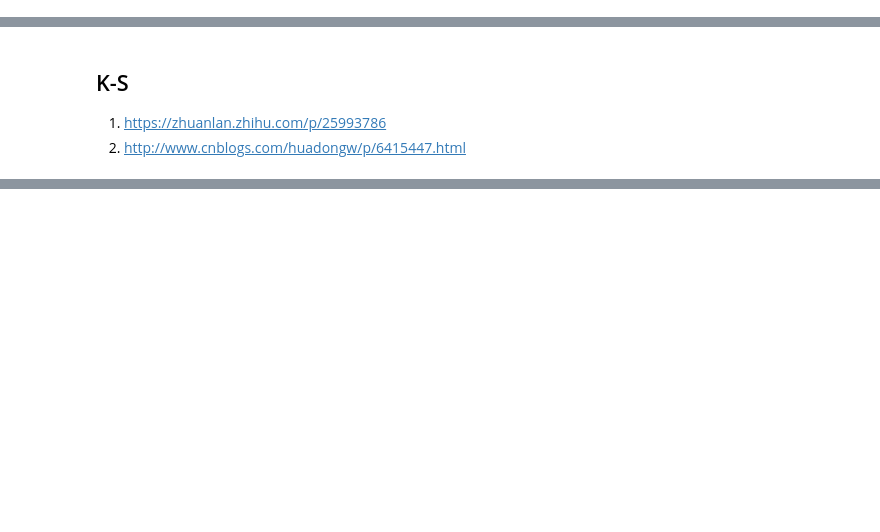
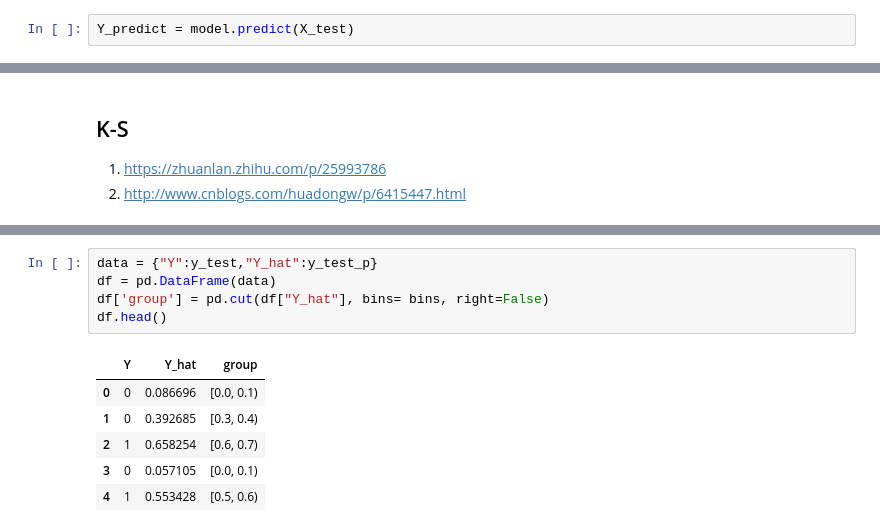
Before and after one commit to ntuaha/Esun_Tutor, a Jupyter notebook: dp/模型驗證標準化作業.ipynb, the cells around one changed output, grey strips where cells are left out. Cells and saved outputs as stored; diff of their text form; blank space fills up the shorter version.

```diff
--- a/dp/模型驗證標準化作業.ipynb
+++ b/dp/模型驗證標準化作業.ipynb
@@ -70,0 +72,2 @@ Y_score = model.decision_function(X_test)
+# %%
+Y_predict = model.predict(X_test)
@@ -170,0 +308,12 @@ len(bins)
+# %%
+data = {"Y":y_test,"Y_hat":y_test_p}
+df = pd.DataFrame(data)
+df['group'] = pd.cut(df["Y_hat"], bins= bins, right=False)
+df.head()
+# %% [output]
+|  | Y | Y_hat | group |
+| 0 | 0 | 0.086696 | [0.0, 0.1) |
+| 1 | 0 | 0.392685 | [0.3, 0.4) |
+| 2 | 1 | 0.658254 | [0.6, 0.7) |
+| 3 | 0 | 0.057105 | [0.0, 0.1) |
+| 4 | 1 | 0.553428 | [0.5, 0.6) |
```
Also changed, not shown: parts of 44 cells of this notebook.
